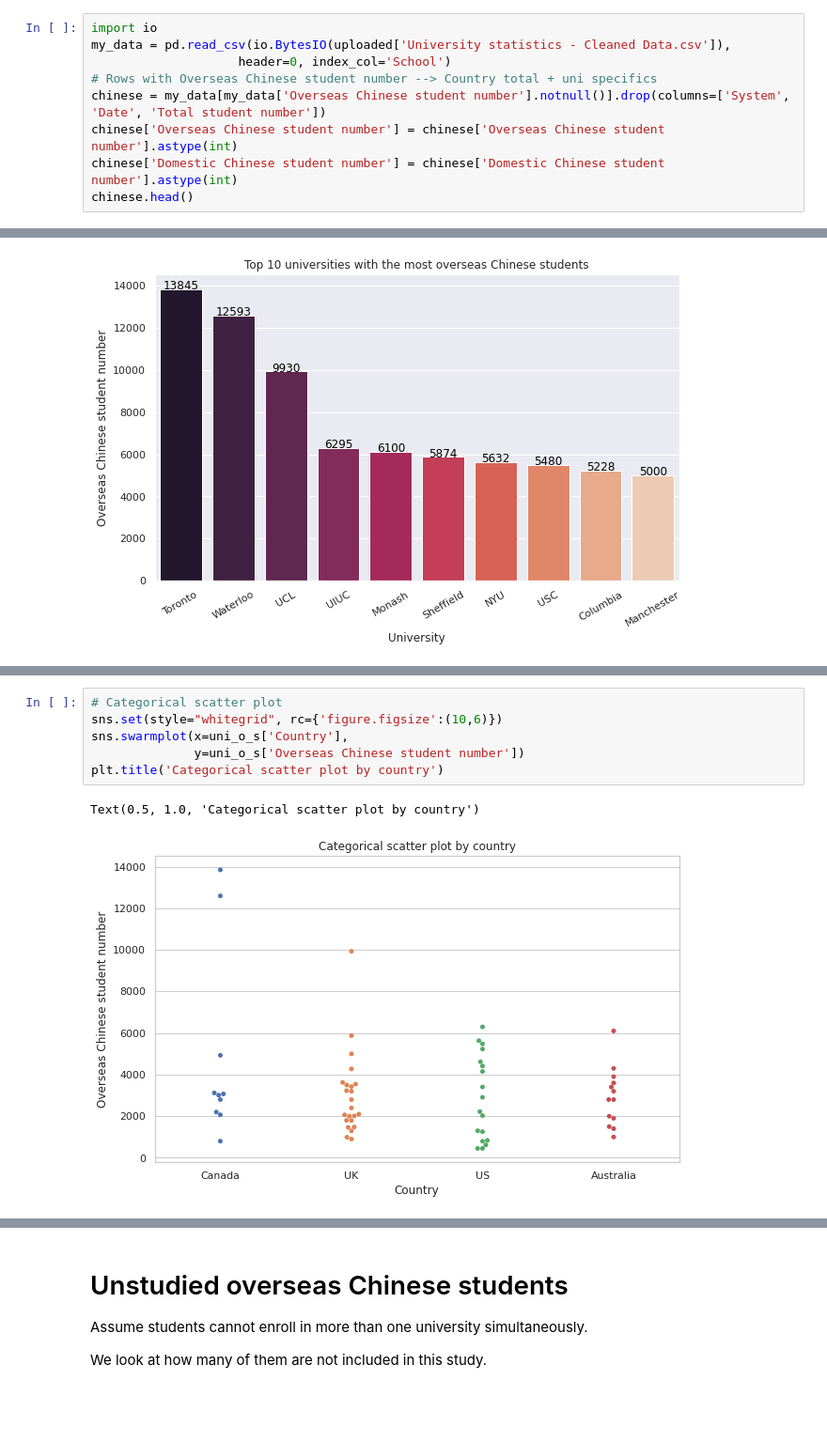
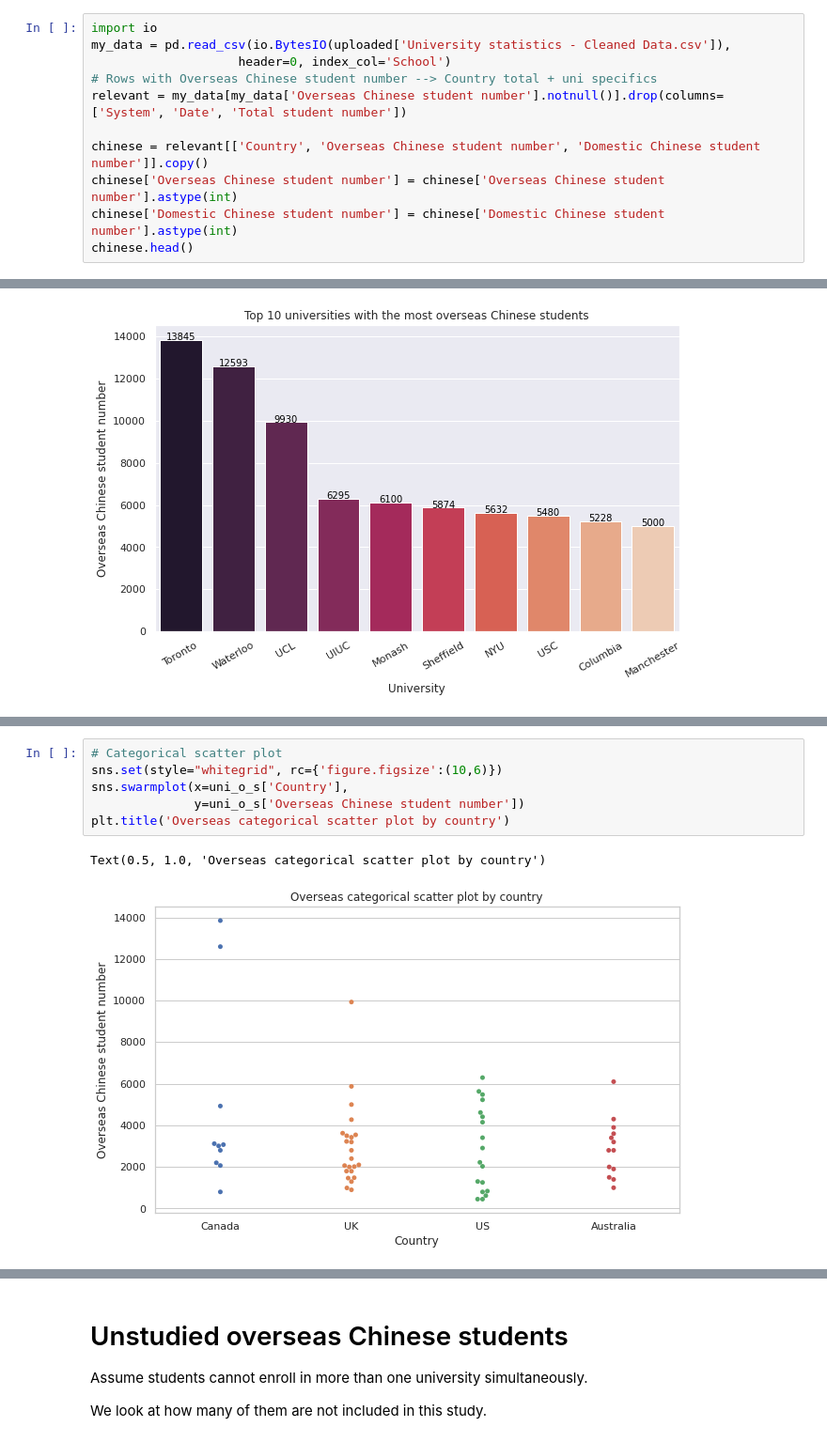
Before and after one commit to AndyYFTao/EA-CLTP-DataAnalysis, a Jupyter notebook: CLTP Guidance Program Data Analysis.ipynb, the cells around one changed output, grey strips where cells are left out. Shown at 94% size. Saved outputs shown, nothing was run; the diff lists cells and outputs as text; blank space fills up the shorter version.

```diff
--- a/CLTP Guidance Program Data Analysis.ipynb
+++ b/CLTP Guidance Program Data Analysis.ipynb
@@ -17,7 +17,9 @@ import io
 my_data = pd.read_csv(io.BytesIO(uploaded['University statistics - Cleaned Data.csv']),
                     header=0, index_col='School')
 # Rows with Overseas Chinese student number --> Country total + uni specifics
-chinese = my_data[my_data['Overseas Chinese student number'].notnull()].drop(columns=['System', 'Date', 'Total student number'])
+relevant = my_data[my_data['Overseas Chinese student number'].notnull()].drop(columns=['System', 'Date', 'Total student number'])
+
+chinese = relevant[['Country', 'Overseas Chinese student number', 'Domestic Chinese student number']].copy()
 chinese['Overseas Chinese student number'] = chinese['Overseas Chinese student number'].astype(int)
 chinese['Domestic Chinese student number'] = chinese['Domestic Chinese student number'].astype(int)
 chinese.head()
@@ -130,9 +141,9 @@ Text(0, 0.5, 'Overseas Chinese student number')
 # %%
 # Categorical scatter plot
 sns.set(style="whitegrid", rc={'figure.figsize':(10,6)})
 sns.swarmplot(x=uni_o_s['Country'],
               y=uni_o_s['Overseas Chinese student number'])
-plt.title('Categorical scatter plot by country')
+plt.title('Overseas categorical scatter plot by country')
 # %% [output]
-Text(0.5, 1.0, 'Categorical scatter plot by country')
+Text(0.5, 1.0, 'Overseas categorical scatter plot by country')
-[figure, old version]
+[figure, new version]
```
Also changed, not shown: parts of 11 cells of this notebook.
